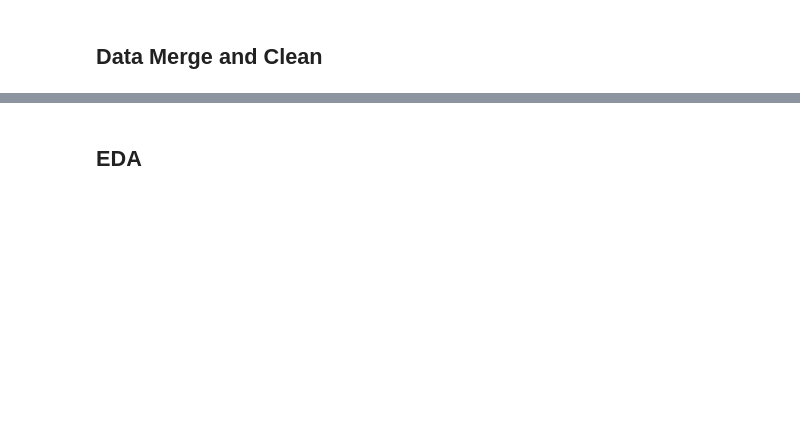
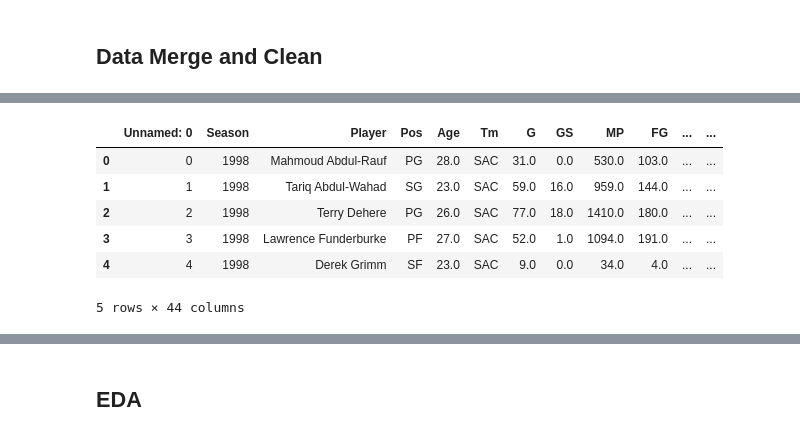
Before and after one commit to claykindiger/DSCI303FinalProject, a Jupyter notebook: Exercise4ForProject.ipynb, the cells around one changed output, grey strips where cells are left out. Cells and saved outputs as stored; diff of their text form; code cells hidden in the pictures; blank space fills up the shorter version.

```diff
--- a/Exercise4ForProject.ipynb
+++ b/Exercise4ForProject.ipynb
@@ -461,0 +293,10 @@ players_team.mvp.value_counts()
+# %%
+df.head()
+# %% [output]
+|  | Unnamed: 0 | Season | Player | Pos | Age | Tm | G | GS | MP | FG | ... | ... |
+| 0 | 0 | 1998 | Mahmoud Abdul-Rauf | PG | 28.0 | SAC | 31.0 | 0.0 | 530.0 | 103.0 | ... | ... |
+| 1 | 1 | 1998 | Tariq Abdul-Wahad | SG | 23.0 | SAC | 59.0 | 16.0 | 959.0 | 144.0 | ... | ... |
+| 2 | 2 | 1998 | Terry Dehere | PG | 26.0 | SAC | 77.0 | 18.0 | 1410.0 | 180.0 | ... | ... |
+| 3 | 3 | 1998 | Lawrence Funderburke | PF | 27.0 | SAC | 52.0 | 1.0 | 1094.0 | 191.0 | ... | ... |
+| 4 | 4 | 1998 | Derek Grimm | SF | 23.0 | SAC | 9.0 | 0.0 | 34.0 | 4.0 | ... | ... |
+5 rows × 44 columns
```
Also changed, not shown: parts of 35 cells of this notebook, 1 other file.
